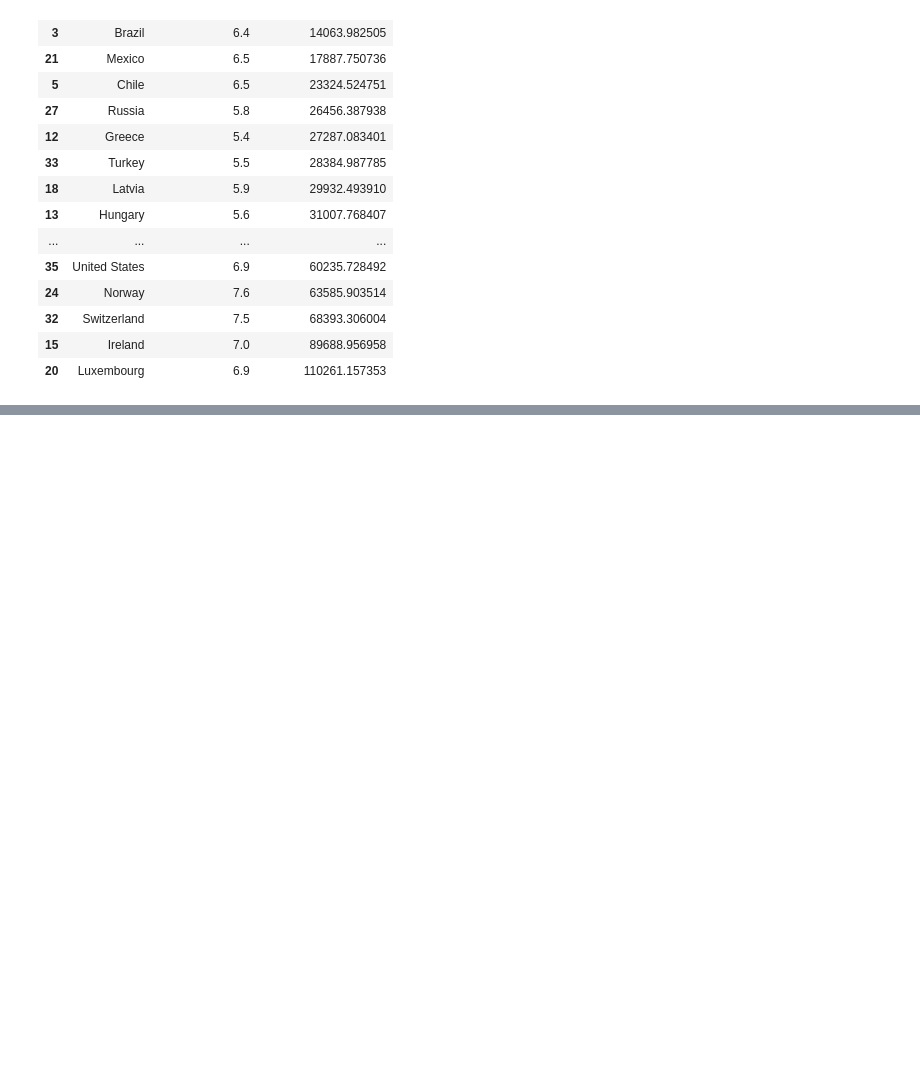
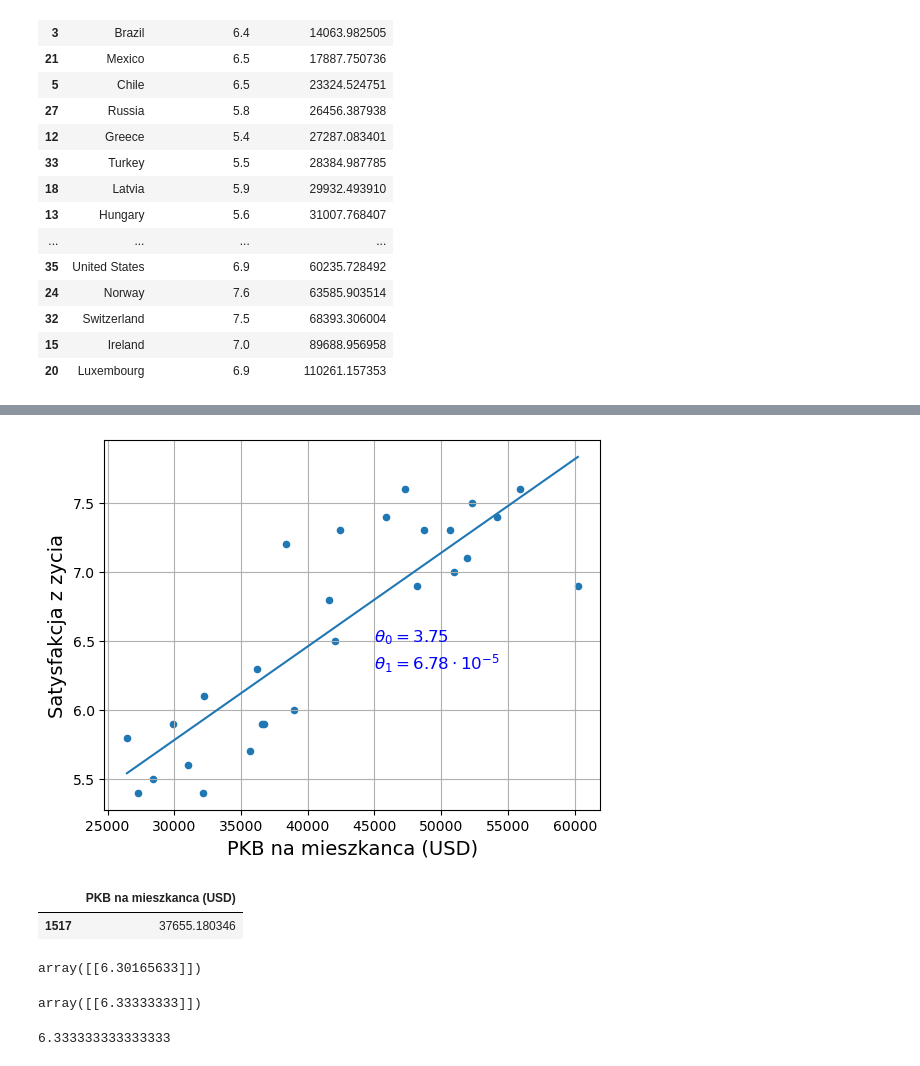
Before and after one commit to s222658/classes_ag, a Jupyter notebook: 01_krajobraz_uczenia_maszynowego.ipynb, the cells around one changed output, grey strips where cells are left out. Saved outputs shown, nothing was run; the diff lists cells and outputs as text; code cells hidden in the pictures; blank space fills up the shorter version.

```diff
--- a/01_krajobraz_uczenia_maszynowego.ipynb
+++ b/01_krajobraz_uczenia_maszynowego.ipynb
@@ -229,0 +289,44 @@ country_stats.to_csv(datapath / "lifesat.csv", index=False)
+# %%
+# Wizualizujemy dane
+lifesat.plot(kind='scatter', grid=True,
+             x="PKB na mieszkanca (USD)", y='Satysfakcja z zycia')
+plt.plot(X, theta_0+theta_1*X)
+plt.text(45000, 6.5, fr"$\theta_0 = {theta_0.round(2)}$",
+         color="blue")
+plt.text(45000, 6.3, fr"$\theta_1 = {theta_1 * 1e5:.2f}\cdot 10^{{-5}}$",
+         color="blue")
+plt.show()
+# %% [output]
+[figure, added]
+# %%
+cyprus_gdp_per_capita_2020 = (
+    gdp_per_capita_2020[gdp_per_capita_2020["Entity"]=="Cyprus"][["GDP per capita (USD)"]]
+)
+cyprus_gdp_per_capita_2020.rename(
+    columns={"GDP per capita (USD)": "PKB na mieszkanca (USD)"},
+    inplace=True)
+cyprus_gdp_per_capita_2020
+# %% [output]
+|  | PKB na mieszkanca (USD) |
+| 1517 | 37655.180346 |
+# %%
+cyprus_predicted_life_satisfaction = model.predict(cyprus_gdp_per_capita_2020)
+cyprus_predicted_life_satisfaction
+# %% [output]
+array([[6.30165633]])
+# %%
+# Wybiera model regresji 3-najbliższych sąsiadów
+from sklearn.neighbors import KNeighborsRegressor
+model_knn = KNeighborsRegressor(n_neighbors=3)
+
+# Trenuje model knn
+model_knn.fit(X,y)
+
+# Uzyskuje przewidywania dla Cypru
+model_knn.predict(cyprus_gdp_per_capita_2020)
+# %% [output]
+array([[6.33333333]])
+# %%
+(7.2+5.9+5.9)/3
+# %% [output]
+6.333333333333333
```
Also changed, not shown: parts of 4 cells of this notebook.
